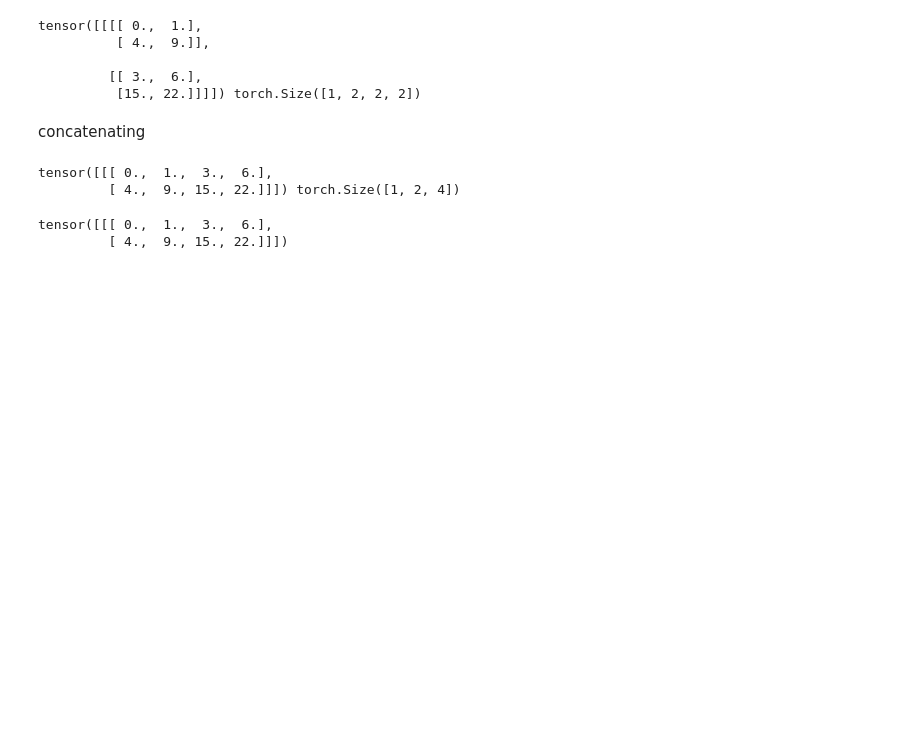
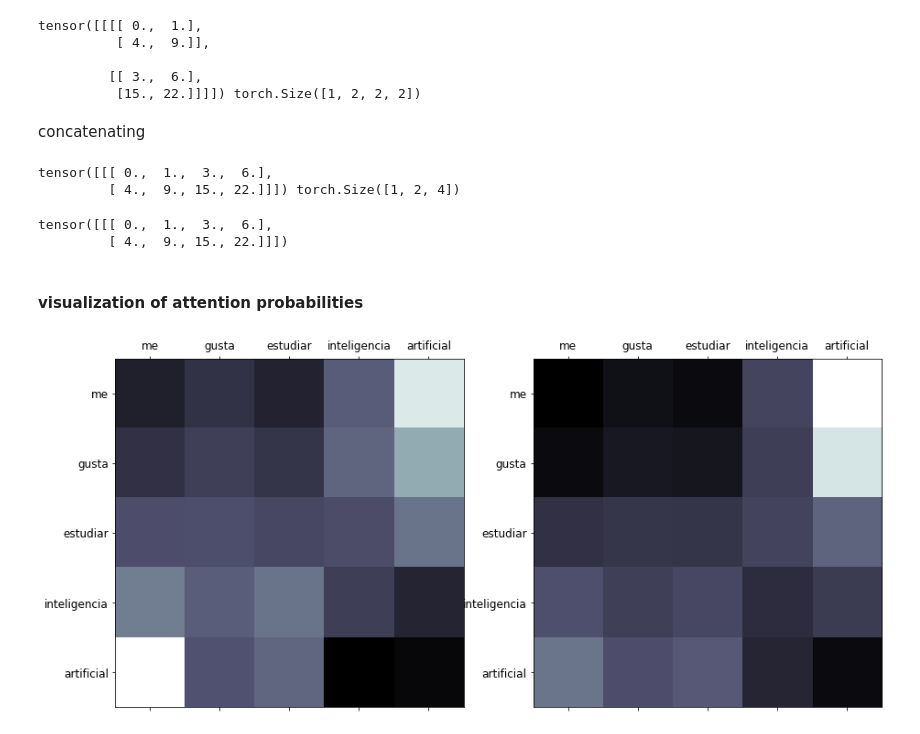
Before and after one commit to semilleroCV/deep-learning-notes, a Jupyter notebook: notebooks/modules/multihead-self-attention.ipynb, the cells around one changed output. Saved outputs shown, nothing was run; the diff lists cells and outputs as text; code cells hidden in the pictures; blank space fills up the shorter version.

Commit message:
added: - pytorch implementation - bias as parameter - plot of attention probabilities - notebook rename

```diff
--- a/notebooks/modules/multi-head-attention.ipynb
+++ b/notebooks/modules/multihead-self-attention.ipynb
@@ -25,10 +26,10 @@ At the end, all the z matrices (one for each head) are concatenated and multipli
 
 See https://jalammar.github.io/illustrated-transformer/ for a more detailed explanation.
 # %%
-class MultiHeadAttention(nn.Module):
-  """Some Information about MultiHeadAttention"""
-  def __init__(self, d_model:int = 512, num_heads:int = 8):
-    super(MultiHeadAttention, self).__init__()
+class MultiheadAttention(nn.Module):
+  """Some Information about MultiheadAttention"""
+  def __init__(self, d_model:int = 512, num_heads:int = 8, bias:bool=False):
+    super(MultiheadAttention, self).__init__()
 
     # We make sure that the division is integer.
     assert d_model % num_heads == 0, "Size not compatible with number of heads"
@@ -39,10 +40,10 @@ class MultiHeadAttention(nn.Module):
 
     # In order not to have to make h matrices we will "extend" them from d_k to d_model
     # that is, d_k, h times.
-    self.W_q = nn.Linear(d_model, self.d_k * num_heads)
-    self.W_k = nn.Linear(d_model, self.d_k * num_heads)
-    self.W_v = nn.Linear(d_model, self.d_k * num_heads)
-    self.W_o = nn.Linear(self.d_v * num_heads, d_model)
+    self.W_q = nn.Linear(d_model, self.d_k * num_heads, bias=bias)
+    self.W_k = nn.Linear(d_model, self.d_k * num_heads, bias=bias)
+    self.W_v = nn.Linear(d_model, self.d_k * num_heads, bias=bias)
+    self.W_o = nn.Linear(self.d_v * num_heads, d_model, bias=bias)
 
   def forward(self, Q, K, V, mask = None):
 
@@ -58,7 +59,7 @@ class MultiHeadAttention(nn.Module):
       after transpose Q, K and V -> [batch_size, num_heads, seq_len, d_k]
     """
 
-    weighted_values = self.scaled_dot_pruduct_attention(Q, K, V, mask)
+    weighted_values, attention = self.scaled_dot_pruduct_attention(Q, K, V, mask)
 
     # contiguous() will rearrange the memory allocation so that the tensor is C contiguous https://stackoverflow.com/questions/48915810/what-does-contiguous-do-in-pytorch
     weighted_values = weighted_values.transpose(1, 2).contiguous().view(batch_size, -1, self.num_heads*self.d_k) # we have to concatenate the output of the scaled_dot_product
@@ -70,19 +71,19 @@ class MultiHeadAttention(nn.Module):
 
     weighted_values = self.W_o(weighted_values) # [batch_size, seq_len, d_model]
 
-    return weighted_values
+    return weighted_values, attention
 
   def scaled_dot_pruduct_attention(self, Q, K, V, mask = None):
 
       # matmul operates for each head
-      compatibility = torch.matmul(Q, K.transpose(-2, -1)) / torch.sqrt(torch.tensor(self.d_k)) # the transpose here is, as in the paper, so that the multiplication between matrices can be done
+      compatibility = torch.matmul(Q, K.transpose(-2, -1)) / math.sqrt(self.d_k) # the transpose here is, as in the paper, so that the multiplication between matrices can be done
 
       if mask is not None:
          compatibility = compatibility.masked_fill(mask == 0, -float('inf')) # pay attention only to the tokens we are interested in
 
       attention = nn.Softmax(dim=-1)(compatibility) # dim=-1 is to be applied for each vector of q, k and v, [batch_size, num_heads, seq_len, seq_len]
       weighted_values = torch.matmul(attention, V)
-      return weighted_values
+      return weighted_values, attention
 # %% [markdown]
 A more visual and detailed explanation of what is happening in the code is as follows:
 1. First imagine that we have a sentence with two words (tokens)
@@ -166,0 +157,10 @@ tensor([[[-0.1039,  0.8295, -0.0929, -0.6559],
+# %%
+# this module has already been implemented in torch.nn, let's compare it with ours!
+embed_dim = d_model
+pytorch_multihead_attn = nn.MultiheadAttention(embed_dim, num_heads, bias=False)
+
+our_multihead_attn = MultiheadAttention(d_model, num_heads, bias=False)
+# %%
+weighted_values, attention = our_multihead_attn(sentence, sentence, sentence)
+
+print(weighted_values, weighted_values.size())
@@ -226,3 +248,5 @@ print(querys_concat_rearrange)
 # %% [output]
 tensor([[[ 0.,  1.,  3.,  6.],
          [ 4.,  9., 15., 22.]]])
+# %% [markdown]
+#### visualization of attention probabilities
@@ -228,0 +299,6 @@ tensor([[[ 0.,  1.,  3.,  6.],
+# %%
+display_attention(["me", "gusta", "estudiar", "inteligencia", "artificial"],
+                  ["me", "gusta", "estudiar", "inteligencia", "artificial"],
+                  attention[0], 2, 1, 2)
+# %% [output]
+[figure, added]
```
Also changed, not shown: parts of 12 cells of this notebook, 1 other file.
